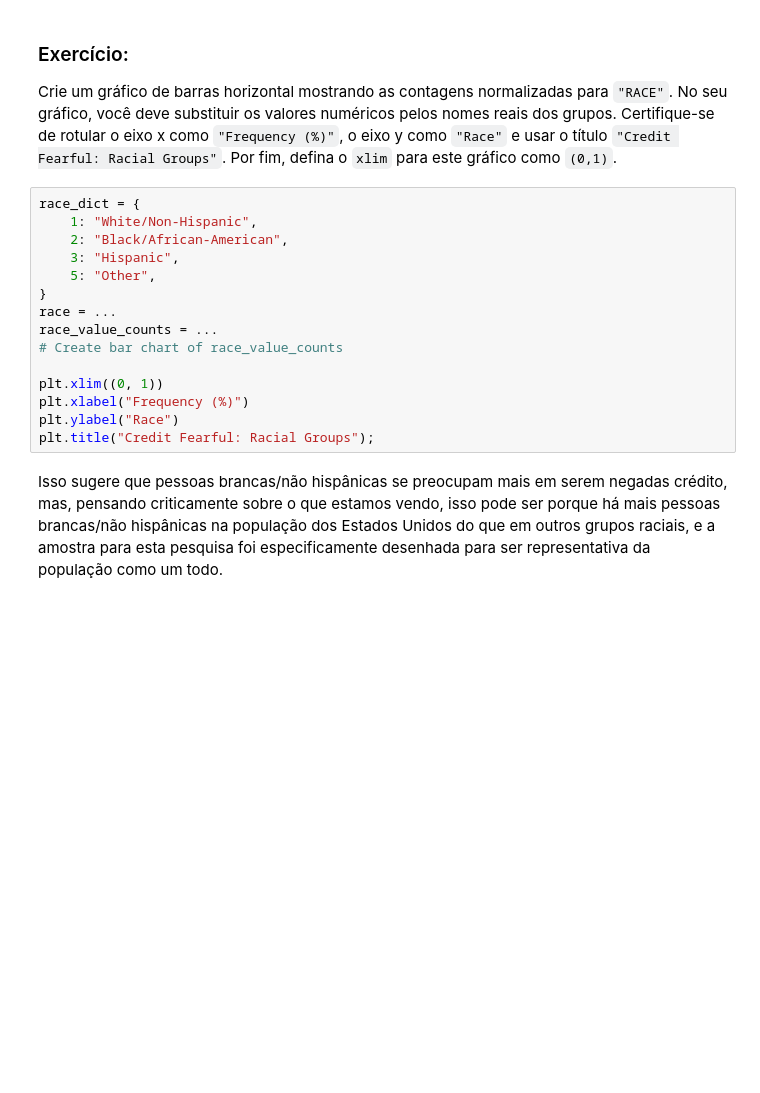
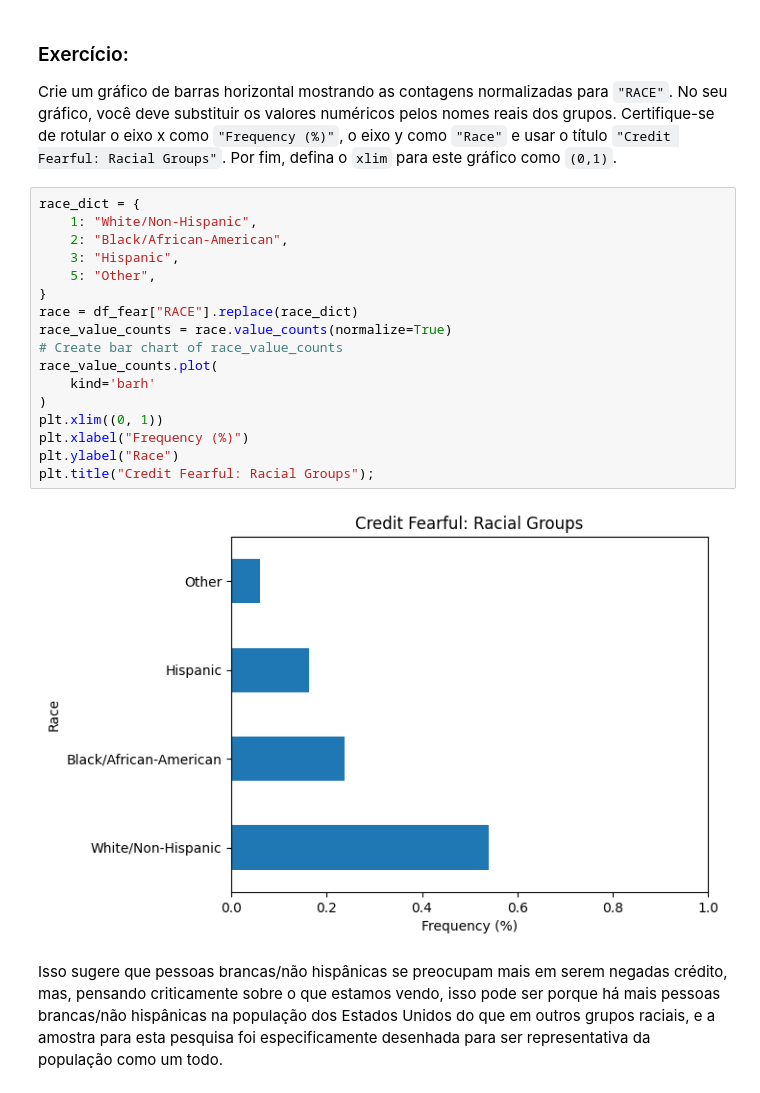
Before and after one commit to Pietro2704/Python, a Jupyter notebook: Python-IA/Aulas/IA__10.ipynb, the cells around one changed output. Cells and saved outputs as stored; diff of their text form; blank space fills up the shorter version.

```diff
--- a/Python-IA/Aulas/IA__10.ipynb
+++ b/Python-IA/Aulas/IA__10.ipynb
@@ -105,18 +150,22 @@ Crie um gráfico de barras horizontal mostrando as contagens normalizadas para `
 # %%
 race_dict = {
     1: "White/Non-Hispanic",
     2: "Black/African-American",
     3: "Hispanic",
     5: "Other",
 }
-race = ...
-race_value_counts = ...
+race = df_fear["RACE"].replace(race_dict)
+race_value_counts = race.value_counts(normalize=True)
 # Create bar chart of race_value_counts
-
+race_value_counts.plot(
+    kind='barh'
+)
 plt.xlim((0, 1))
 plt.xlabel("Frequency (%)")
 plt.ylabel("Race")
 plt.title("Credit Fearful: Racial Groups");
+# %% [output]
+[figure, added]
 # %% [markdown]
 Isso sugere que pessoas brancas/não hispânicas se preocupam mais em serem negadas crédito, mas, pensando criticamente sobre o que estamos vendo, isso pode ser porque há mais pessoas brancas/não hispânicas na população dos Estados Unidos do que em outros grupos raciais, e a amostra para esta pesquisa foi especificamente desenhada para ser representativa da população como um todo.
 # %% [markdown]
```
Also changed, not shown: parts of 38 cells of this notebook.
